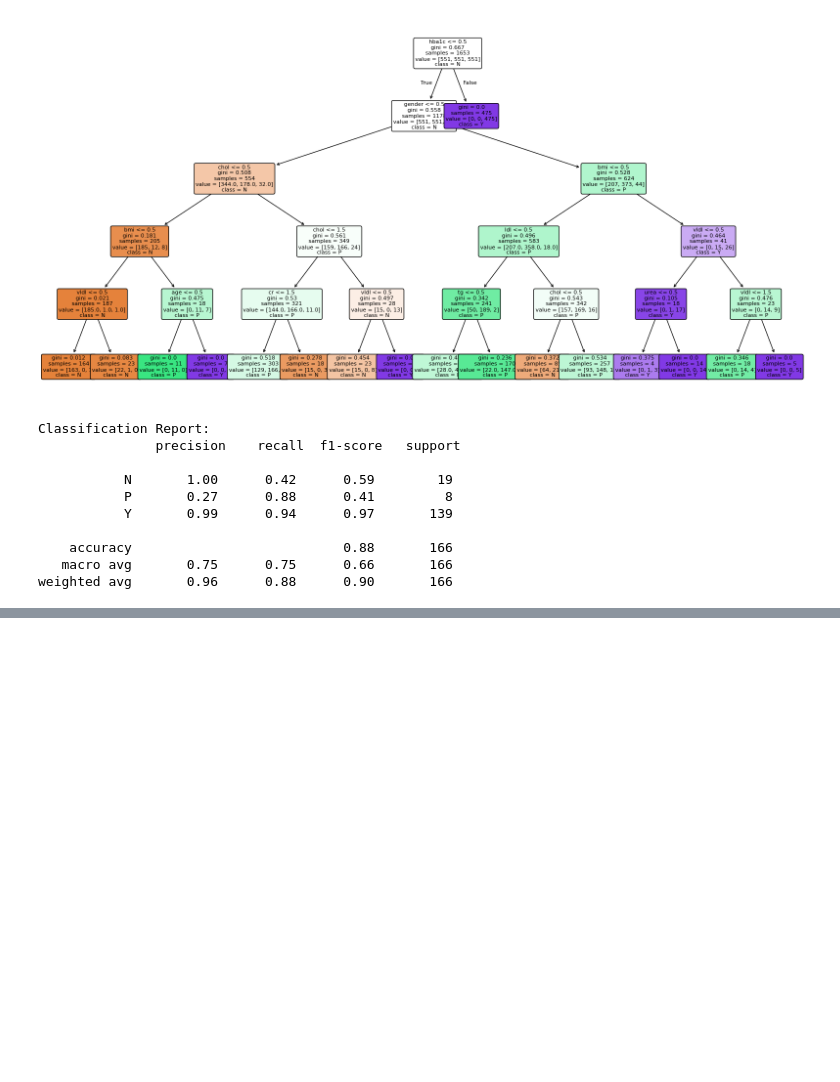
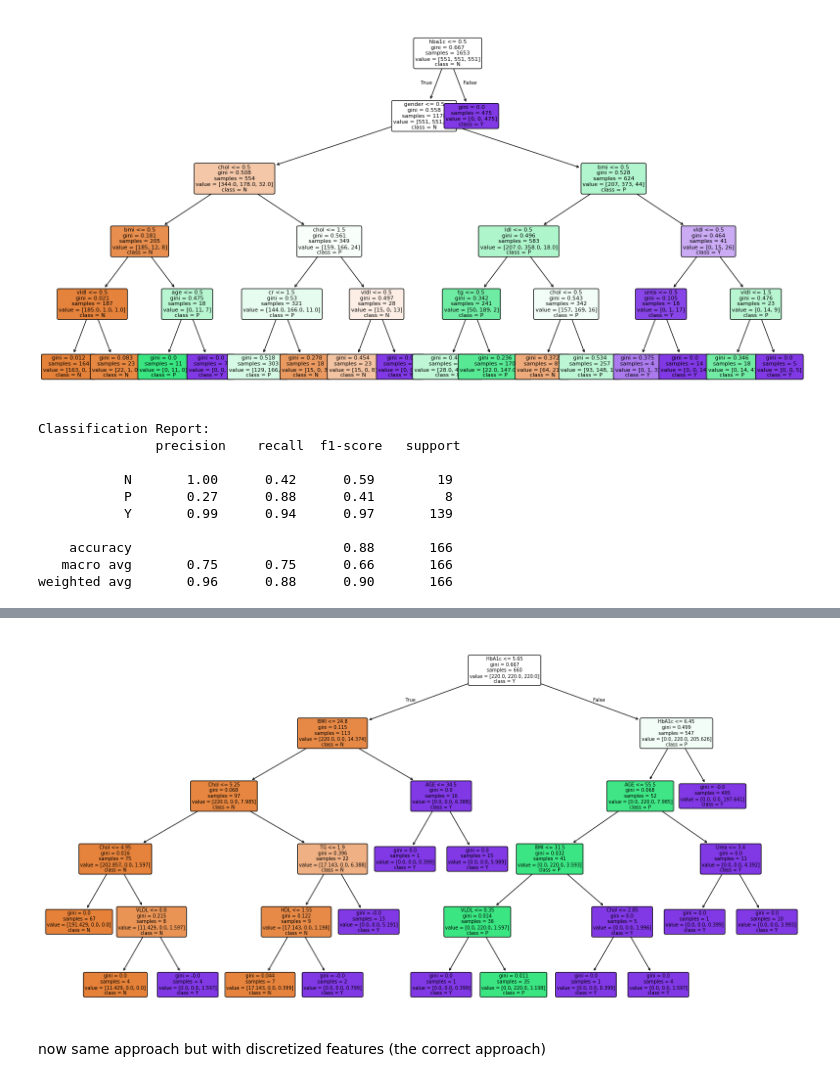
Before and after one commit to OmarH-creator/Diabetes-Prediction, a Jupyter notebook: Models/Decision_Tree.ipynb, the cells around one changed output, grey strips where cells are left out. Saved outputs shown, nothing was run; the diff lists cells and outputs as text; code cells hidden in the pictures; blank space fills up the shorter version.

```diff
--- a/Models/Decision_Tree.ipynb
+++ b/Models/Decision_Tree.ipynb
@@ -122,0 +192,17 @@ print(cm)
+# %%
+
+plt.figure(figsize=(20,10))
+
+plot_tree(
+    model,
+    feature_names=X.columns,
+    class_names=['N', 'P', 'Y'],
+    filled=True,
+    rounded=True
+)
+
+plt.show()
+# %% [output]
+[figure, added]
+# %% [markdown]
+now same approach but with discretized features (the correct approach)
```
Also changed, not shown: parts of 17 cells of this notebook, 1 other file.
